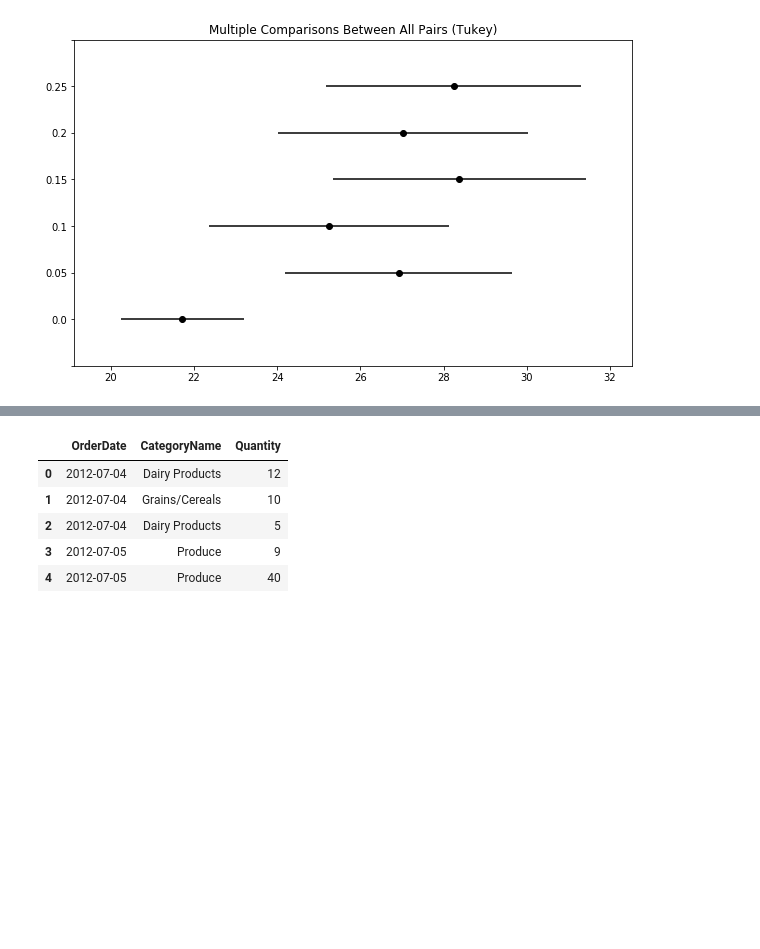
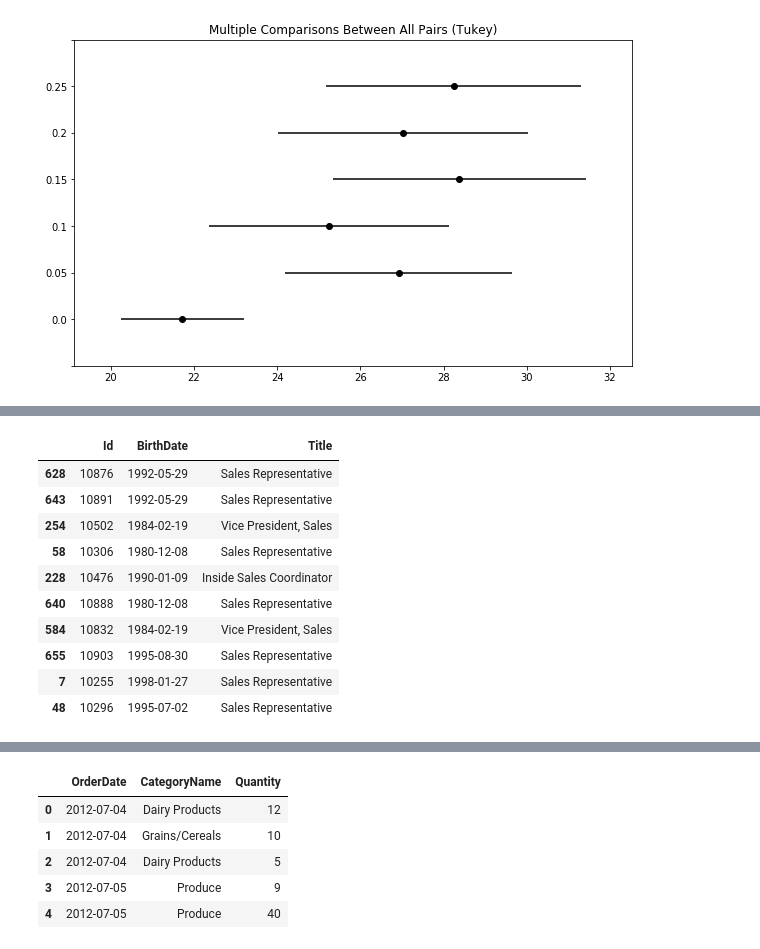
Before and after one commit to ajain1017/dsc-mod-3-project-online-ds-pt-081219, a Jupyter notebook: index.ipynb, the cells around one changed output, grey strips where cells are left out. Saved outputs shown, nothing was run; the diff lists cells and outputs as text; code cells hidden in the pictures; blank space fills up the shorter version.

```diff
--- a/index.ipynb
+++ b/index.ipynb
@@ -472,0 +469,19 @@ q2A
+# %%
+x = """SELECT o.Id, e.BirthDate, e.Title
+       FROM [Order] AS o
+       JOIN Employee AS e ON o.EmployeeId = e.Id
+       ;"""
+q3 = pd.read_sql_query(x, conn)
+q3.sample(10)
+# %% [output]
+|  | Id | BirthDate | Title |
+| 628 | 10876 | 1992-05-29 | Sales Representative |
+| 643 | 10891 | 1992-05-29 | Sales Representative |
+| 254 | 10502 | 1984-02-19 | Vice President, Sales |
+| 58 | 10306 | 1980-12-08 | Sales Representative |
+| 228 | 10476 | 1990-01-09 | Inside Sales Coordinator |
+| 640 | 10888 | 1980-12-08 | Sales Representative |
+| 584 | 10832 | 1984-02-19 | Vice President, Sales |
+| 655 | 10903 | 1995-08-30 | Sales Representative |
+| 7 | 10255 | 1998-01-27 | Sales Representative |
+| 48 | 10296 | 1995-07-02 | Sales Representative |
```
Also changed, not shown: parts of 84 cells of this notebook.
